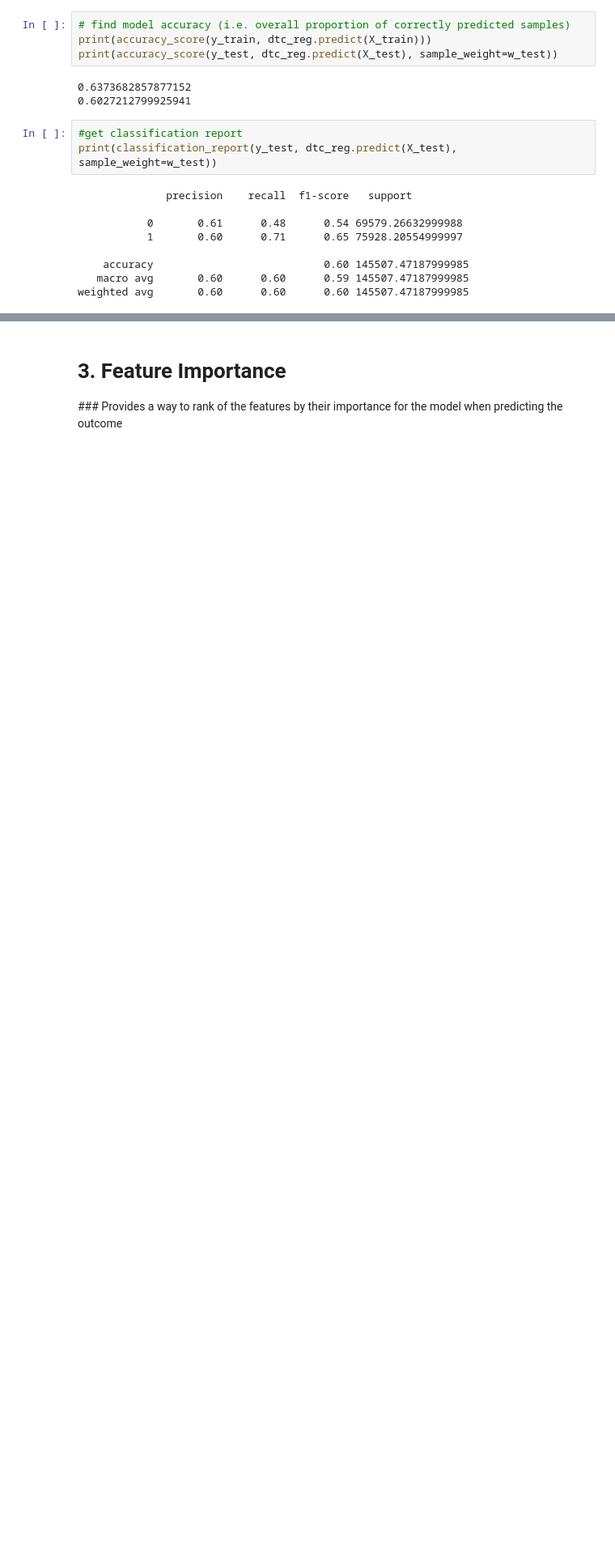
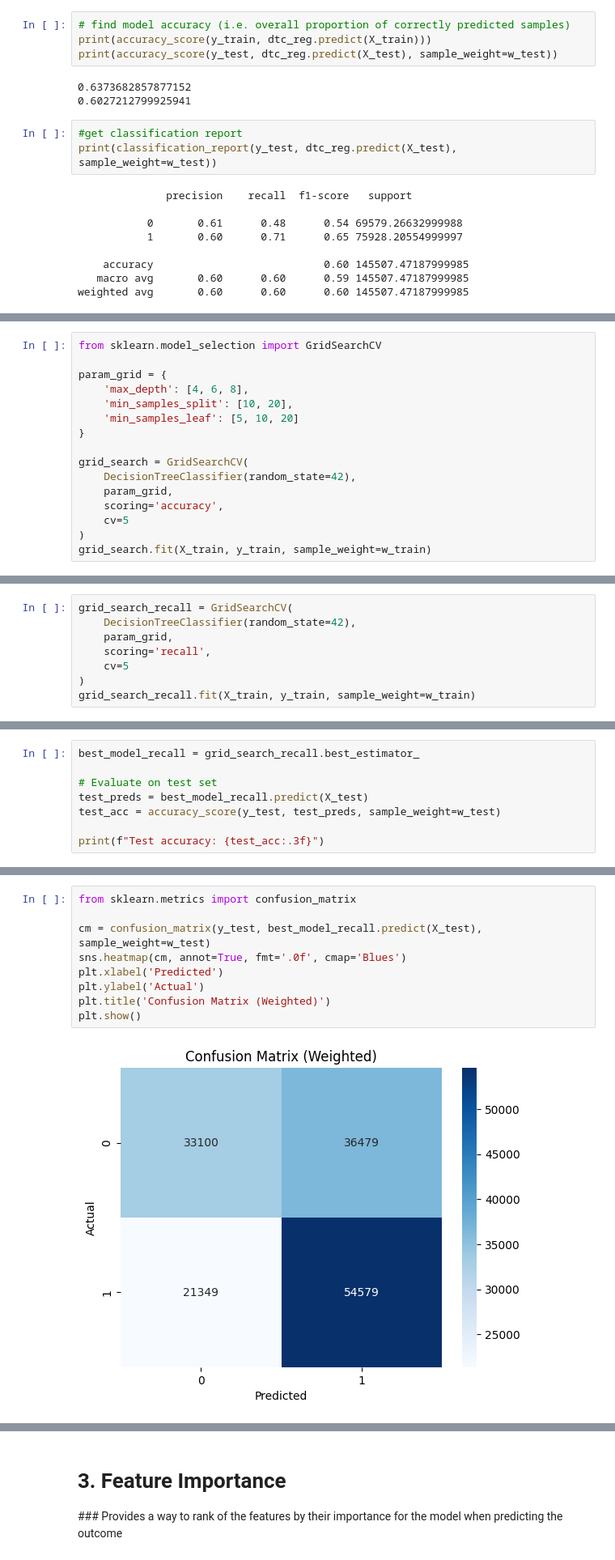
Before and after one commit to Yorkel/predicting-low-math-pisa-uk, a Jupyter notebook: notebooks/03_decision_trees.ipynb, the cells around one changed output, grey strips where cells are left out. Shown at 81% size. Cells and saved outputs as stored; diff of their text form; blank space fills up the shorter version.

Commit message:
decision trees hyperparamter tuning

```diff
--- a/notebooks/03_decision_trees.ipynb
+++ b/notebooks/03_decision_trees.ipynb
@@ -149,0 +205,16 @@ weighted avg       0.60      0.60      0.60 145507.47187999985
+# %%
+from sklearn.model_selection import GridSearchCV
+
+param_grid = {
+    'max_depth': [4, 6, 8],
+    'min_samples_split': [10, 20],
+    'min_samples_leaf': [5, 10, 20]
+}
+
+grid_search = GridSearchCV(
+    DecisionTreeClassifier(random_state=42),
+    param_grid,
+    scoring='accuracy',
+    cv=5
+)
+grid_search.fit(X_train, y_train, sample_weight=w_train)
@@ -149,0 +260,8 @@ weighted avg       0.60      0.60      0.60 145507.47187999985
+# %%
+grid_search_recall = GridSearchCV(
+    DecisionTreeClassifier(random_state=42),
+    param_grid,
+    scoring='recall',
+    cv=5
+)
+grid_search_recall.fit(X_train, y_train, sample_weight=w_train)
@@ -149,0 +278,8 @@ weighted avg       0.60      0.60      0.60 145507.47187999985
+# %%
+best_model_recall = grid_search_recall.best_estimator_
+
+# Evaluate on test set
+test_preds = best_model_recall.predict(X_test)
+test_acc = accuracy_score(y_test, test_preds, sample_weight=w_test)
+
+print(f"Test accuracy: {test_acc:.3f}")
@@ -149,0 +299,11 @@ weighted avg       0.60      0.60      0.60 145507.47187999985
+# %%
+from sklearn.metrics import confusion_matrix
+
+cm = confusion_matrix(y_test, best_model_recall.predict(X_test), sample_weight=w_test)
+sns.heatmap(cm, annot=True, fmt='.0f', cmap='Blues')
+plt.xlabel('Predicted')
+plt.ylabel('Actual')
+plt.title('Confusion Matrix (Weighted)')
+plt.show()
+# %% [output]
+[figure, added]
```
Also changed, not shown: parts of 30 cells of this notebook, 1 other file.
